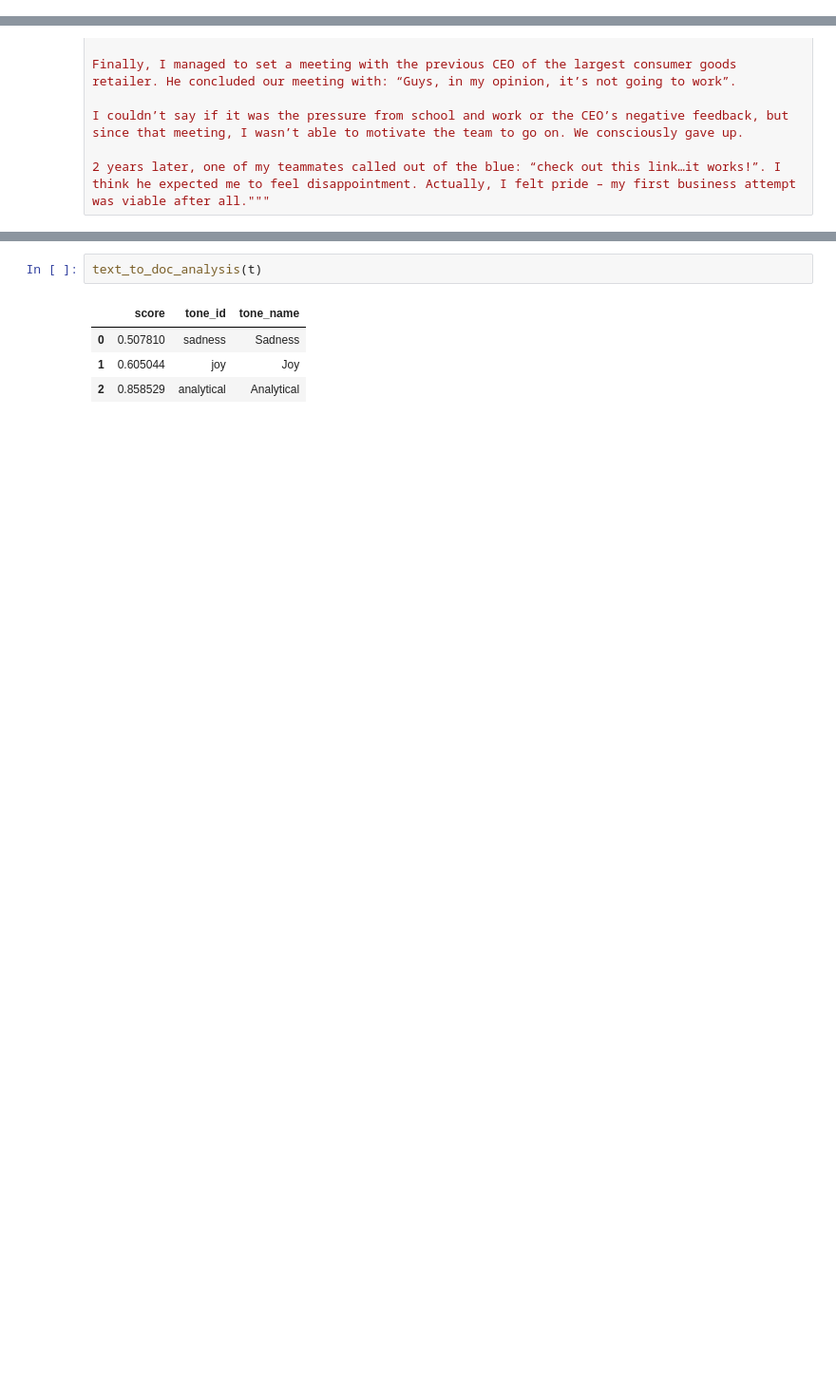
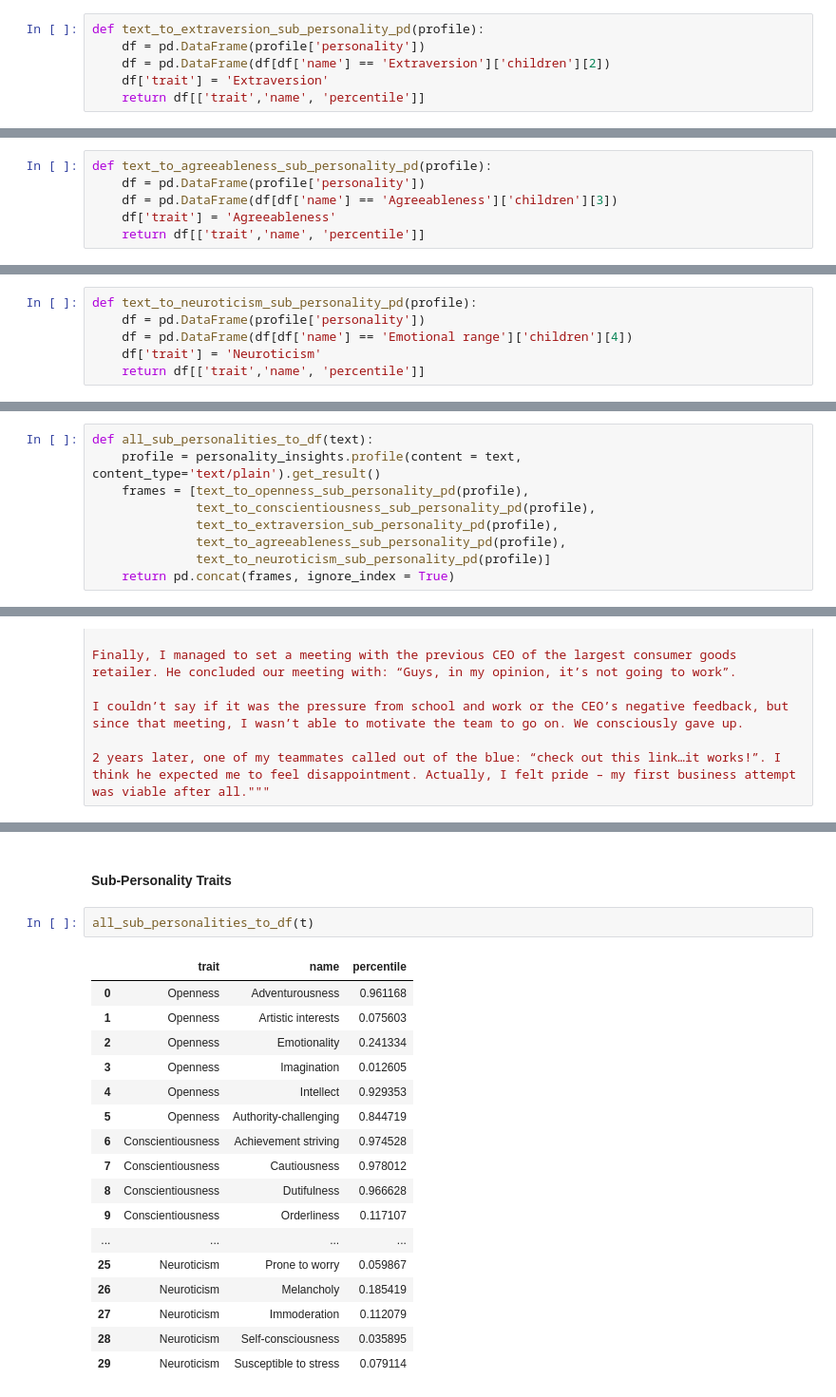
Before and after one commit to Beige-Coffee/48to1, a Jupyter notebook: IMB_Watson_Personality_Insights.ipynb, the cells around one changed output, grey strips where cells are left out. Shown: that part at 95% size. Drawn from its saved outputs; the diff is of its cells as text; blank space fills up the shorter version.

```diff
--- a/IMB_Watson_Personality_Insights.ipynb
+++ b/IMB_Watson_Personality_Insights.ipynb
@@ -139,0 +131,6 @@ def text_to_sentence_analysis(text):
+# %%
+def text_to_extraversion_sub_personality_pd(profile):
+    df = pd.DataFrame(profile['personality'])
+    df = pd.DataFrame(df[df['name'] == 'Extraversion']['children'][2])
+    df['trait'] = 'Extraversion'
+    return df[['trait','name', 'percentile']]
@@ -139,0 +149,6 @@ def text_to_sentence_analysis(text):
+# %%
+def text_to_agreeableness_sub_personality_pd(profile):
+    df = pd.DataFrame(profile['personality'])
+    df = pd.DataFrame(df[df['name'] == 'Agreeableness']['children'][3])
+    df['trait'] = 'Agreeableness'
+    return df[['trait','name', 'percentile']]
@@ -139,0 +167,6 @@ def text_to_sentence_analysis(text):
+# %%
+def text_to_neuroticism_sub_personality_pd(profile):
+    df = pd.DataFrame(profile['personality'])
+    df = pd.DataFrame(df[df['name'] == 'Emotional range']['children'][4])
+    df['trait'] = 'Neuroticism'
+    return df[['trait','name', 'percentile']]
@@ -140,3 +185,12 @@ def text_to_sentence_analysis(text):
+# %%
+def all_sub_personalities_to_df(text):
+    profile = personality_insights.profile(content = text, content_type='text/plain').get_result()
+    frames = [text_to_openness_sub_personality_pd(profile),
+              text_to_conscientiousness_sub_personality_pd(profile),
+              text_to_extraversion_sub_personality_pd(profile),
+              text_to_agreeableness_sub_personality_pd(profile),
+              text_to_neuroticism_sub_personality_pd(profile)]
+    return pd.concat(frames, ignore_index = True)
 # %% [markdown]
 # Sample Pipeline: MBA student's "failure" essay
 # %% [markdown]
@@ -160,7 +223,22 @@ I couldn’t say if it was the pressure from school and work or the CEO’s nega
+# %% [markdown]
+#### Sub-Personality Traits
 # %%
-text_to_doc_analysis(t)
+all_sub_personalities_to_df(t)
 # %% [output]
-|  | score | tone_id | tone_name |
-| 0 | 0.507810 | sadness | Sadness |
-| 1 | 0.605044 | joy | Joy |
-| 2 | 0.858529 | analytical | Analytical |
+|  | trait | name | percentile |
+| 0 | Openness | Adventurousness | 0.961168 |
+| 1 | Openness | Artistic interests | 0.075603 |
+| 2 | Openness | Emotionality | 0.241334 |
+| 3 | Openness | Imagination | 0.012605 |
+| 4 | Openness | Intellect | 0.929353 |
+| 5 | Openness | Authority-challenging | 0.844719 |
+| 6 | Conscientiousness | Achievement striving | 0.974528 |
+| 7 | Conscientiousness | Cautiousness | 0.978012 |
+| 8 | Conscientiousness | Dutifulness | 0.966628 |
+| 9 | Conscientiousness | Orderliness | 0.117107 |
+| ... | ... | ... | ... |
+| 25 | Neuroticism | Prone to worry | 0.059867 |
+| 26 | Neuroticism | Melancholy | 0.185419 |
+| 27 | Neuroticism | Immoderation | 0.112079 |
+| 28 | Neuroticism | Self-consciousness | 0.035895 |
+| 29 | Neuroticism | Susceptible to stress | 0.079114 |
```
Also changed, not shown: parts of 30 cells of this notebook.
